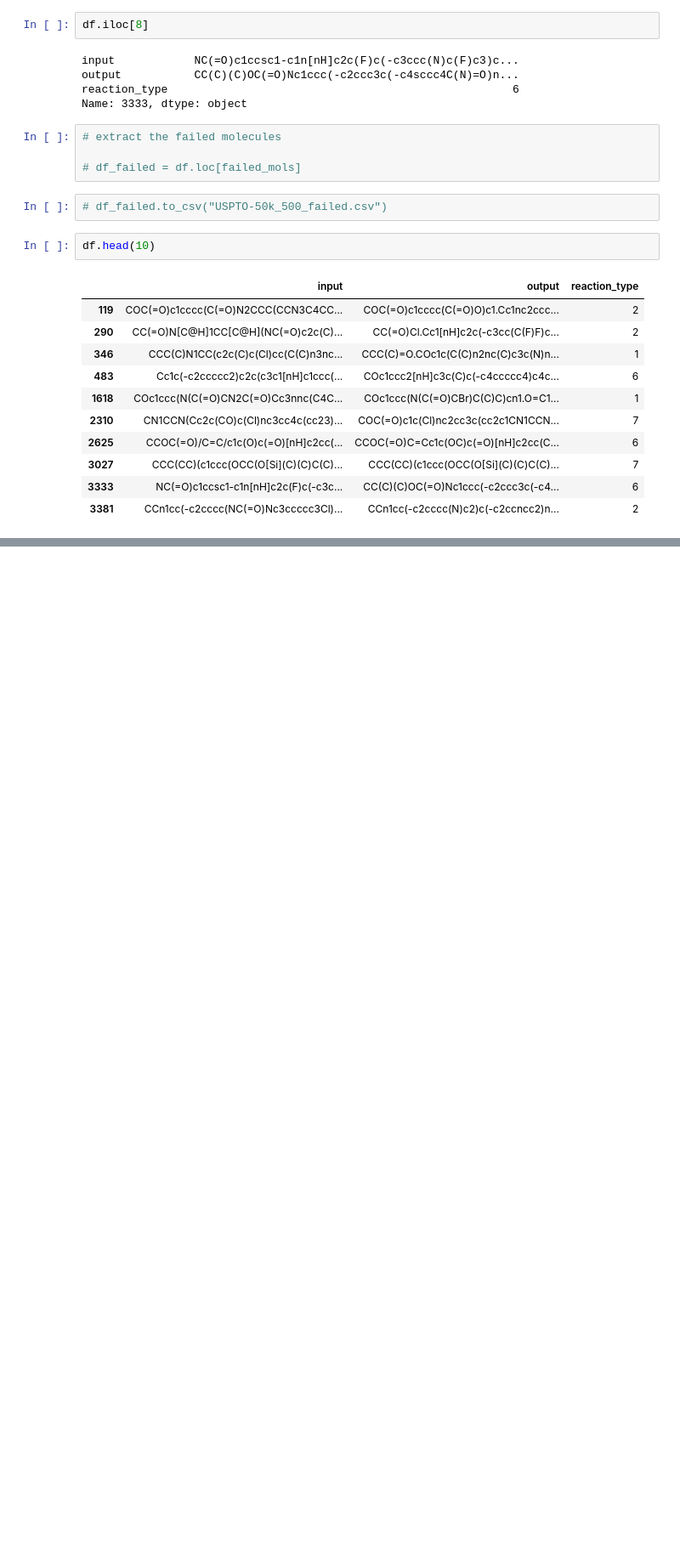
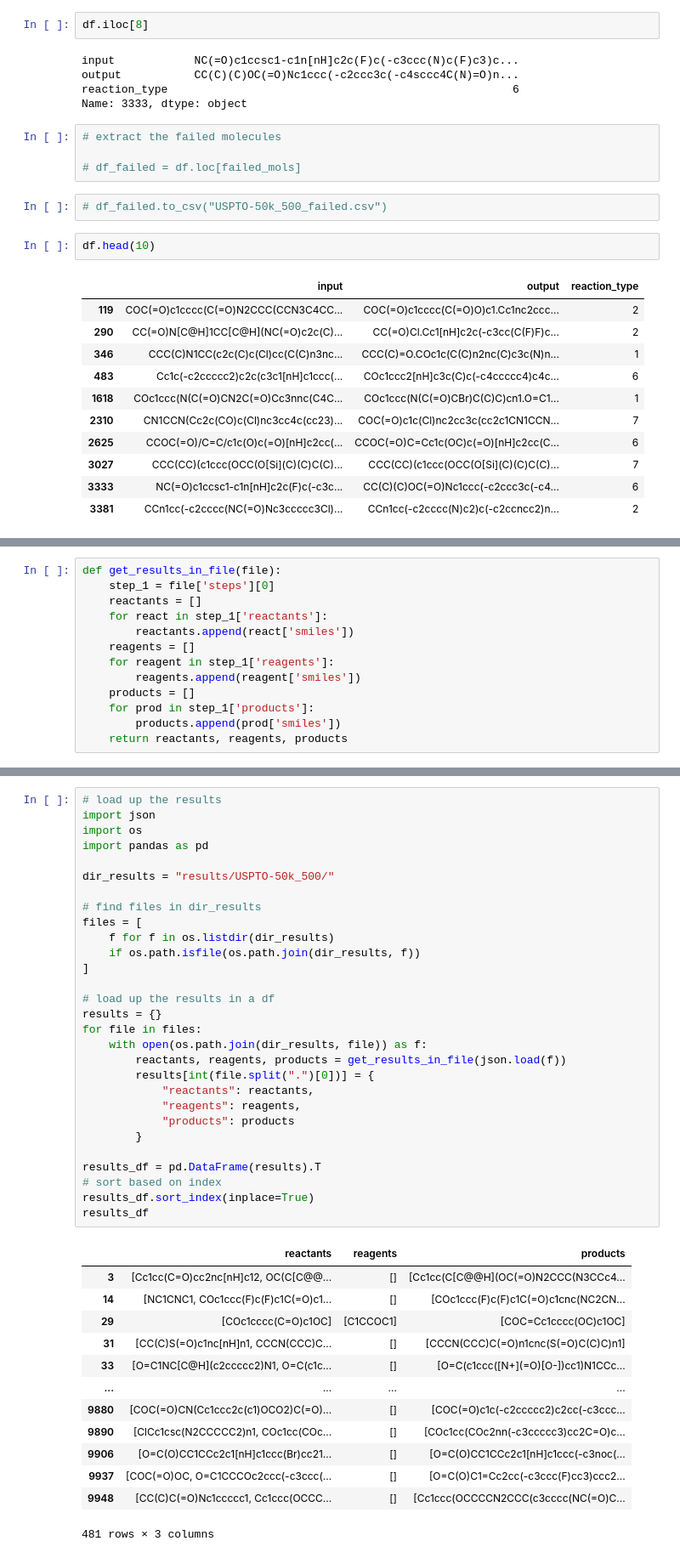
Before and after one commit to deepforestsci/DeepRetro, a Jupyter notebook: prod_challenge.ipynb, the cells around one changed output, grey strips where cells are left out. Shown at 85% size. Cells and saved outputs as stored; diff of their text form; blank space fills up the shorter version.

```diff
--- a/prod_challenge.ipynb
+++ b/prod_challenge.ipynb
@@ -331,0 +335,13 @@ IndexError: list index out of range
+# %%
+def get_results_in_file(file):
+    step_1 = file['steps'][0]
+    reactants = []
+    for react in step_1['reactants']:
+        reactants.append(react['smiles'])
+    reagents = []
+    for reagent in step_1['reagents']:
+        reagents.append(reagent['smiles'])
+    products = []
+    for prod in step_1['products']:
+        products.append(prod['smiles'])
+    return reactants, reagents, products
@@ -331,0 +359,43 @@ IndexError: list index out of range
+# %%
+# load up the results
+import json
+import os
+import pandas as pd
+
+dir_results = "results/USPTO-50k_500/"
+
+# find files in dir_results
+files = [
+    f for f in os.listdir(dir_results)
+    if os.path.isfile(os.path.join(dir_results, f))
+]
+
+# load up the results in a df
+results = {}
+for file in files:
+    with open(os.path.join(dir_results, file)) as f:
+        reactants, reagents, products = get_results_in_file(json.load(f))
+        results[int(file.split(".")[0])] = {
+            "reactants": reactants,
+            "reagents": reagents,
+            "products": products
+        }
+
+results_df = pd.DataFrame(results).T
+# sort based on index
+results_df.sort_index(inplace=True)
+results_df
+# %% [output]
+|  | reactants | reagents | products |
+| 3 | [Cc1cc(C=O)cc2nc[nH]c12, OC(C[C@@... | [] | [Cc1cc(C[C@@H](OC(=O)N2CCC(N3CCc4... |
+| 14 | [NC1CNC1, COc1ccc(F)c(F)c1C(=O)c1... | [] | [COc1ccc(F)c(F)c1C(=O)c1cnc(NC2CN... |
+| 29 | [COc1cccc(C=O)c1OC] | [C1CCOC1] | [COC=Cc1cccc(OC)c1OC] |
+| 31 | [CC(C)S(=O)c1nc[nH]n1, CCCN(CCC)C... | [] | [CCCN(CCC)C(=O)n1cnc(S(=O)C(C)C)n1] |
+| 33 | [O=C1NC[C@H](c2ccccc2)N1, O=C(c1c... | [] | [O=C(c1ccc([N+](=O)[O-])cc1)N1CCc... |
+| ... | ... | ... | ... |
+| 9880 | [COC(=O)CN(Cc1ccc2c(c1)OCO2)C(=O)... | [] | [COC(=O)c1c(-c2ccccc2)c2cc(-c3ccc... |
+| 9890 | [ClCc1csc(N2CCCCC2)n1, COc1cc(COc... | [] | [COc1cc(COc2nn(-c3ccccc3)cc2C=O)c... |
+| 9906 | [O=C(O)CC1CCc2c1[nH]c1ccc(Br)cc21... | [] | [O=C(O)CC1CCc2c1[nH]c1ccc(-c3noc(... |
+| 9937 | [COC(=O)OC, O=C1CCCOc2ccc(-c3ccc(... | [] | [O=C(O)C1=Cc2cc(-c3ccc(F)cc3)ccc2... |
+| 9948 | [CC(C)C(=O)Nc1ccccc1, Cc1ccc(OCCC... | [] | [Cc1ccc(OCCCCN2CCC(c3cccc(NC(=O)C... |
+481 rows × 3 columns
```
Also changed, not shown: parts of 12 cells of this notebook, 3 other files.
